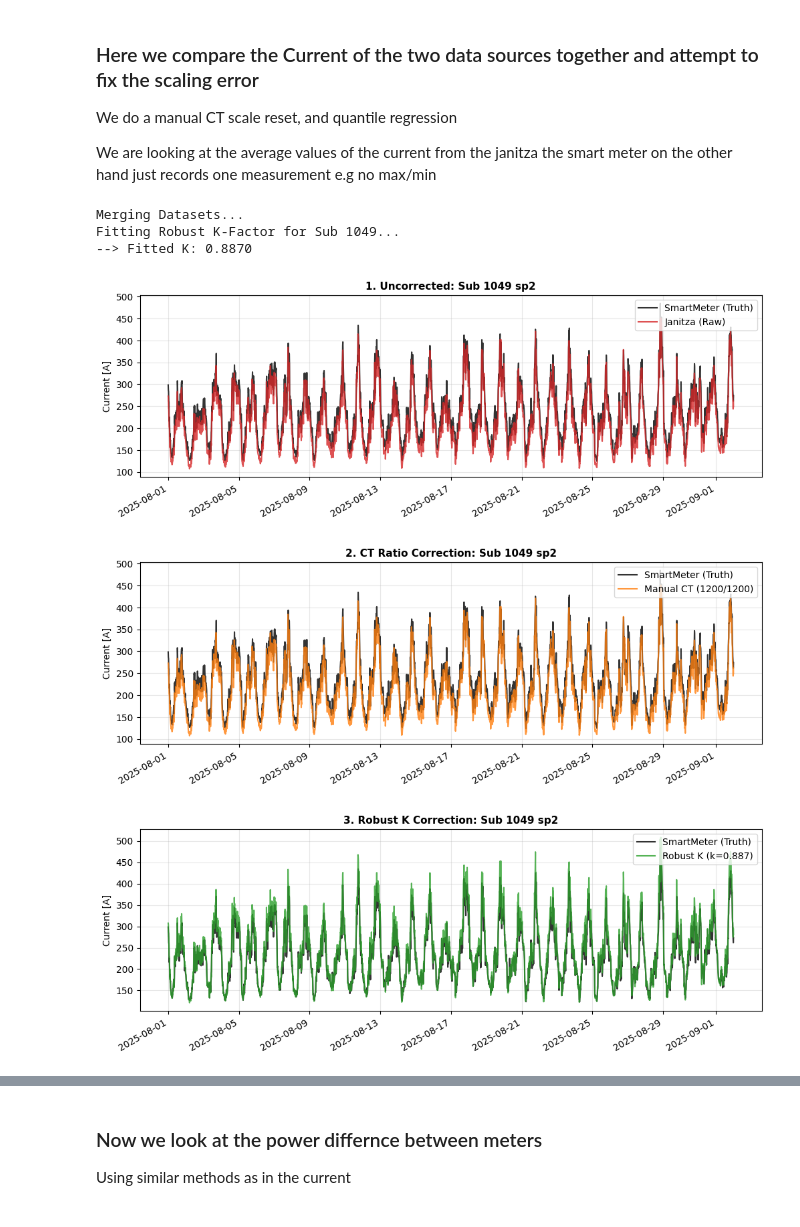
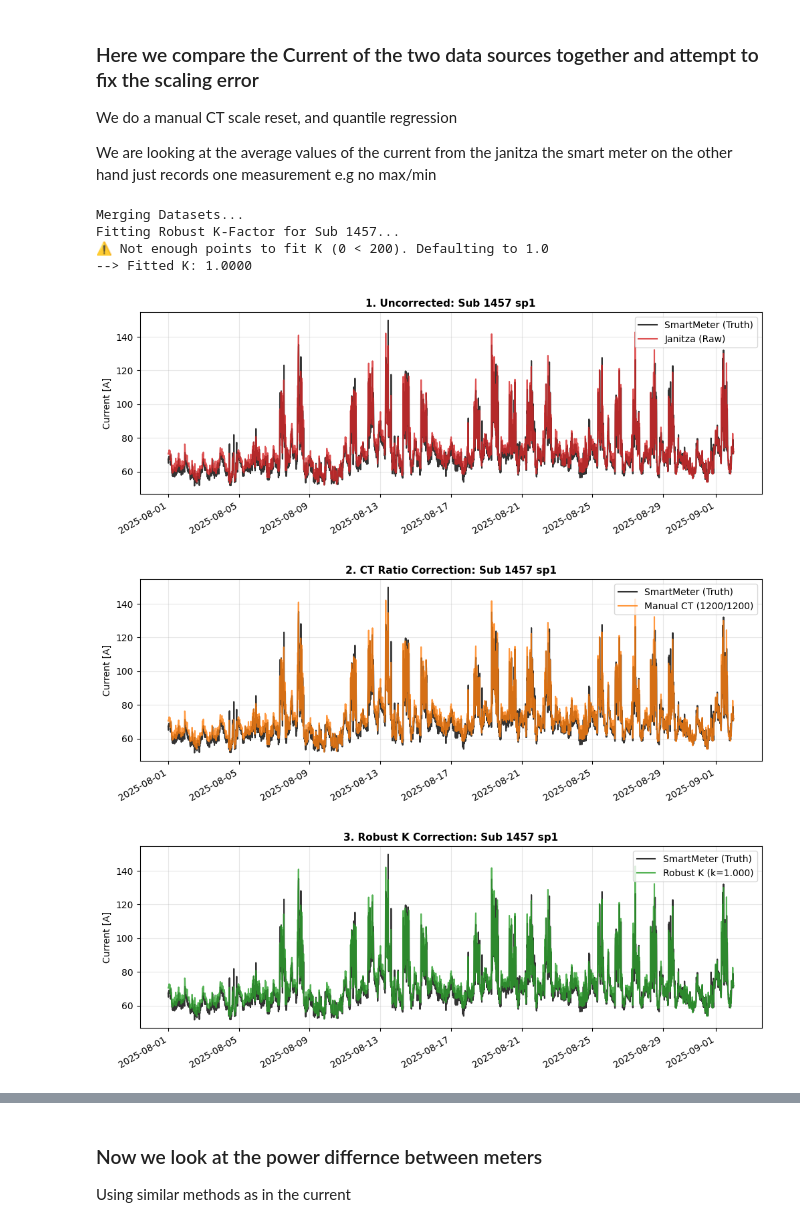
Before and after one commit to MindisBlank/Jasonaq_thesis, a Jupyter notebook: notebooks/smartmeter_vs_janitza.ipynb, the cells around one changed output, grey strips where cells are left out. Cells and saved outputs as stored; diff of their text form; code cells hidden in the pictures.

```diff
--- a/notebooks/smartmeter_vs_janitza.ipynb
+++ b/notebooks/smartmeter_vs_janitza.ipynb
@@ -1091,8 +1091,8 @@ def plot_analysis_current(df_sub, k_val, config, df_metrics):
     plt.show()
 
 CONFIG = {
-    "sub_id": 1049,
-    "trafo_id": "sp2",
+    "sub_id": 1457,
+    "trafo_id": "sp1",
     "start_date": "2025-08-01",
     "end_date": "2025-09-01",
 
@@ -1123,35 +1123,36 @@ k_fitted = fit_robust_k(df_sub, CONFIG)
 print(f"--> Fitted K: {k_fitted:.4f}")
 
 # D. Apply Corrections
 # 1. Robust K Correction: Janitza / k
 df_sub["I_total_jn_corr"] = df_sub["I_total_avg"] / k_fitted
 
 # 2. Manual CT Correction: Janitza * (Real/Wrong)
 manual_ratio = CONFIG["ct_real"] / CONFIG["ct_wrong"]
 df_sub["I_total_jn_manual"] = df_sub["I_total_avg"] * manual_ratio
 
 # E. Calculate Metrics (Using Custom Robust Metrics Function)
 metrics_list = []
 scenarios = [
     ("I_total_avg", "1. Raw (Baseline)"),
     ("I_total_jn_manual", f"2. Manual ({CONFIG['ct_real']}/{CONFIG['ct_wrong']})"),
     ("I_total_jn_corr", f"3. Robust K (k={k_fitted:.2f})")
 ]
 
 for col, label in scenarios:
     # Pass df with reset index to access columns cleanly
     stats = calculate_robust_metrics(df_sub.reset_index(), sm_col="I_sum_equiv", jn_col=col)
     stats["Method"] = label
     metrics_list.append(stats)
 
 df_metrics = pd.concat(metrics_list).reset_index(drop=True)
 
 # F. Plot Analysis
 plot_analysis_current(df_sub, k_fitted, CONFIG, df_metrics)
 # %% [output]
 Merging Datasets...
-Fitting Robust K-Factor for Sub 1049...
---> Fitted K: 0.8870
+Fitting Robust K-Factor for Sub 1457...
+⚠️ Not enough points to fit K (0 < 200). Defaulting to 1.0
+--> Fitted K: 1.0000
-[figure, old version]
+[figure, new version]
-[figure, old version]
+[figure, new version]
-[figure, old version]
+[figure, new version]
```
Also changed, not shown: parts of 5 cells of this notebook, 4 other files.
